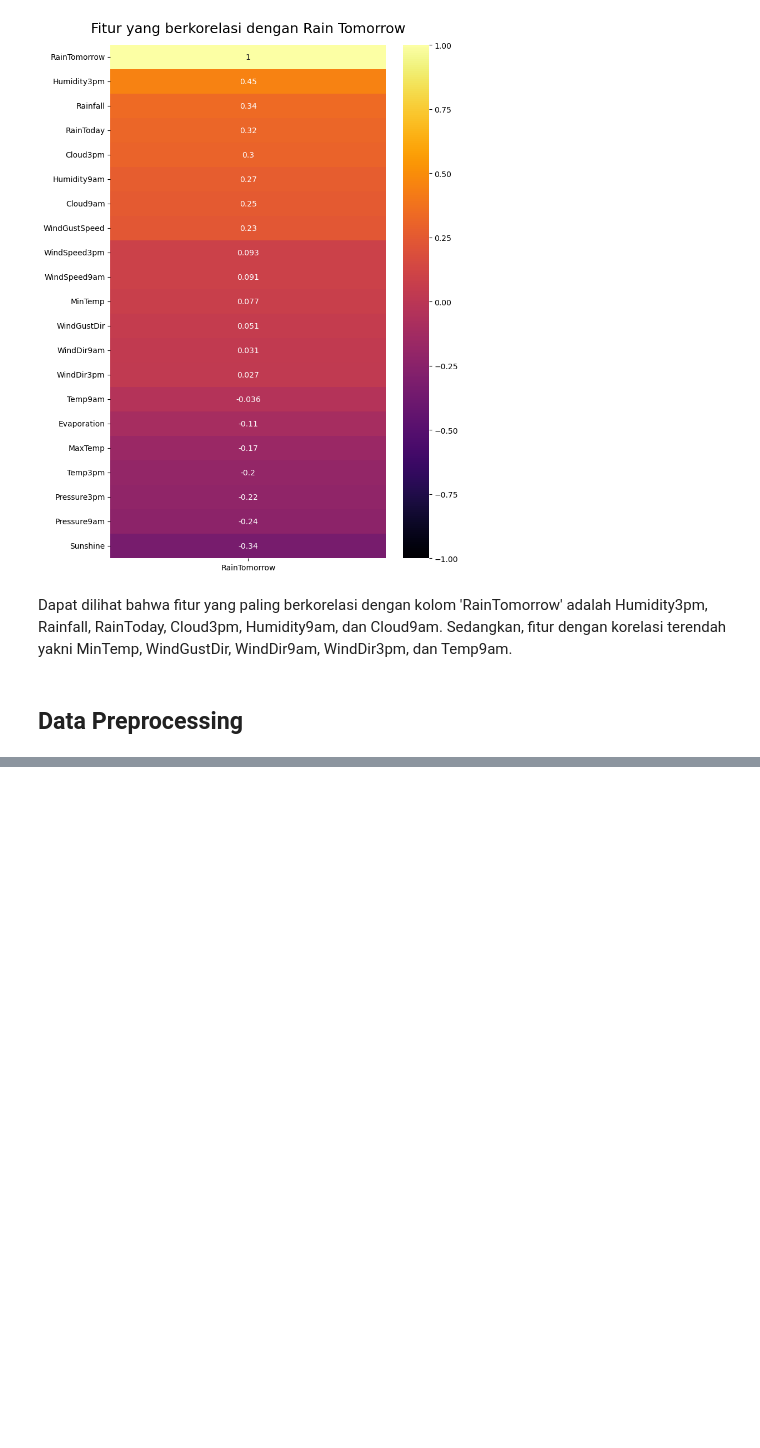
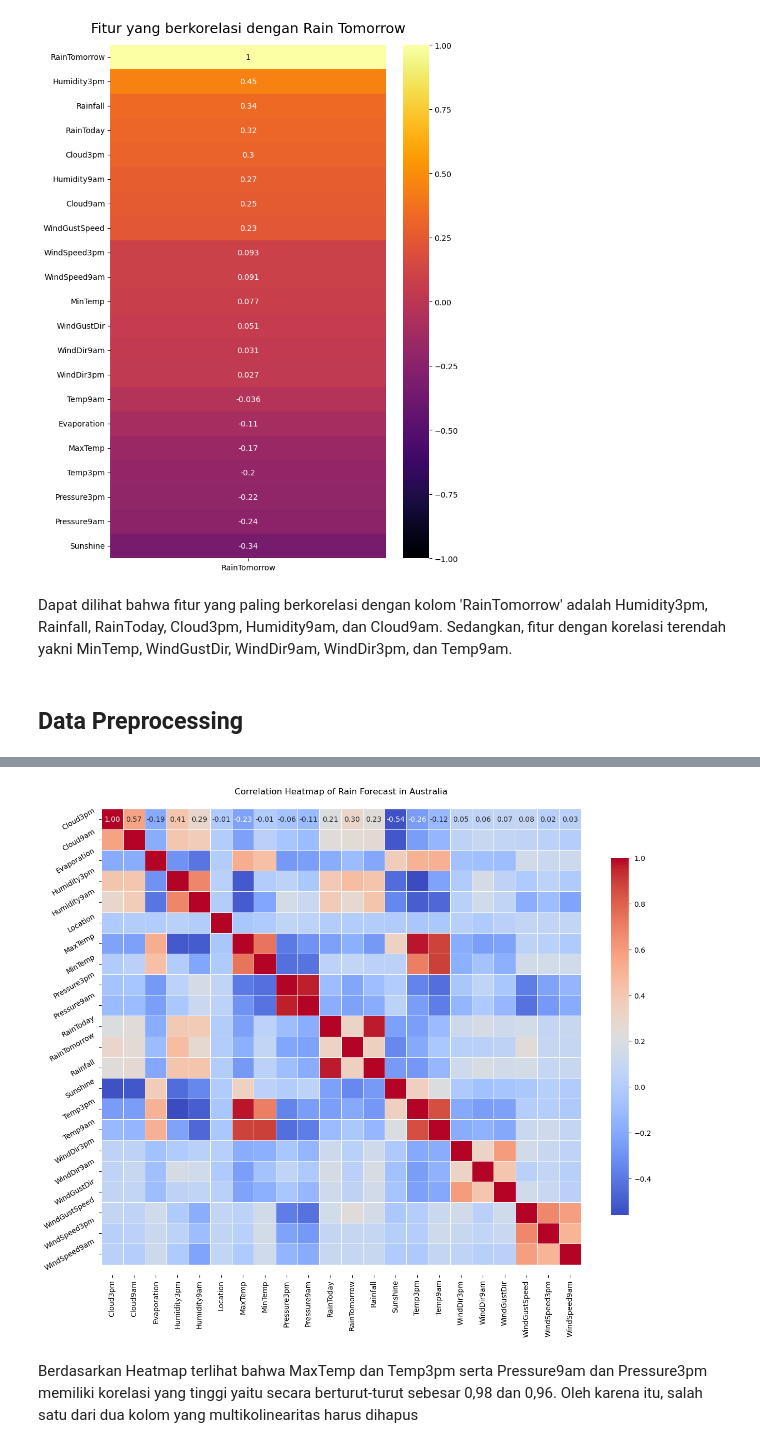
Before and after one commit to mfarizky/H8_5, a Jupyter notebook: project/PYTN_KampusMerdeka_fp2_Rijal.ipynb, the cells around one changed output, grey strips where cells are left out. Saved outputs shown, nothing was run; the diff lists cells and outputs as text; code cells hidden in the pictures; blank space fills up the shorter version.

```diff
--- a/project/PYTN_KampusMerdeka_fp2_Rijal.ipynb
+++ b/project/PYTN_KampusMerdeka_fp2_Rijal.ipynb
@@ -561,0 +572,27 @@ Dapat dilihat bahwa fitur yang paling berkorelasi dengan kolom 'RainTomorrow' ad
+# %%
+df_wth.Location = encode.fit_transform(df_wth.Location)
+# %%
+correlation = df_wth.corr()
+# Set up the matplotlib figure
+plt.figure(figsize=(15, 12))
+plt.title('Correlation Heatmap of Rain Forecast in Australia')
+
+# Create a heatmap with values displayed
+ax = sns.heatmap(correlation, annot=True, fmt='.2f', cmap='coolwarm', linewidths=.5, cbar_kws={'shrink': 0.75})
+
+# Rotate the x and y axis labels for better visibility
+ax.set_xticklabels(ax.get_xticklabels(), rotation=90)
+ax.set_yticklabels(ax.get_yticklabels(), rotation=30)
+
+# Ensure the colorbar doesn't overlap with the heatmap values
+b, t = plt.ylim()  # discover the values for bottom and top
+b += 0.5  # Add 0.5 to the bottom
+t -= 0.5  # Subtract 0.5 from the top
+plt.ylim(b, t)  # update the ylim(bottom, top) values
+
+# Show the plot
+plt.show()
+# %% [output]
+[figure, added]
+# %% [markdown]
+Berdasarkan Heatmap terlihat bahwa MaxTemp dan Temp3pm serta Pressure9am dan Pressure3pm memiliki korelasi yang tinggi yaitu secara berturut-turut sebesar 0,98 dan 0,96. Oleh karena itu, salah satu dari dua kolom yang multikolinearitas harus dihapus
```
Also changed, not shown: parts of 23 cells of this notebook, 6 other files.
